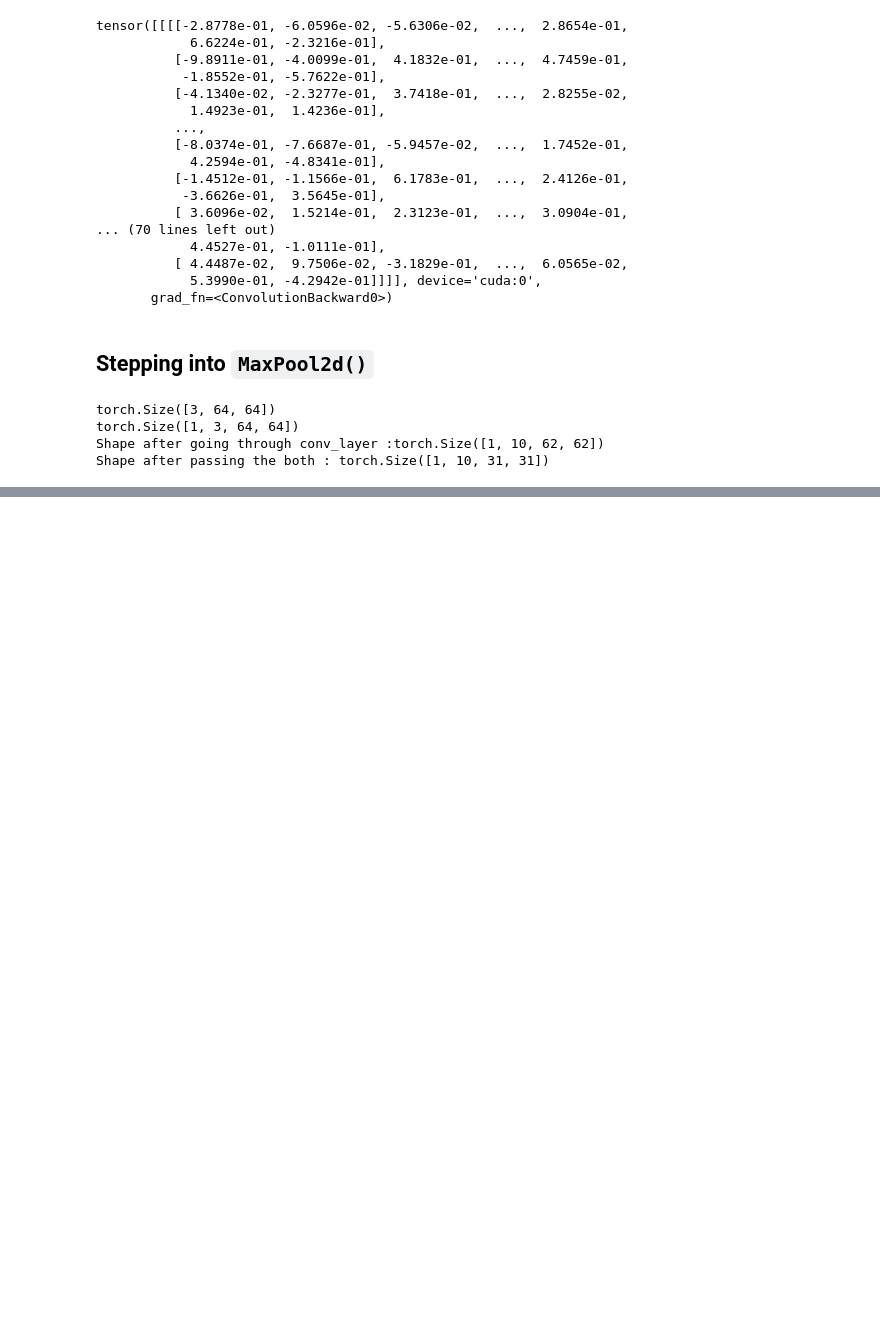
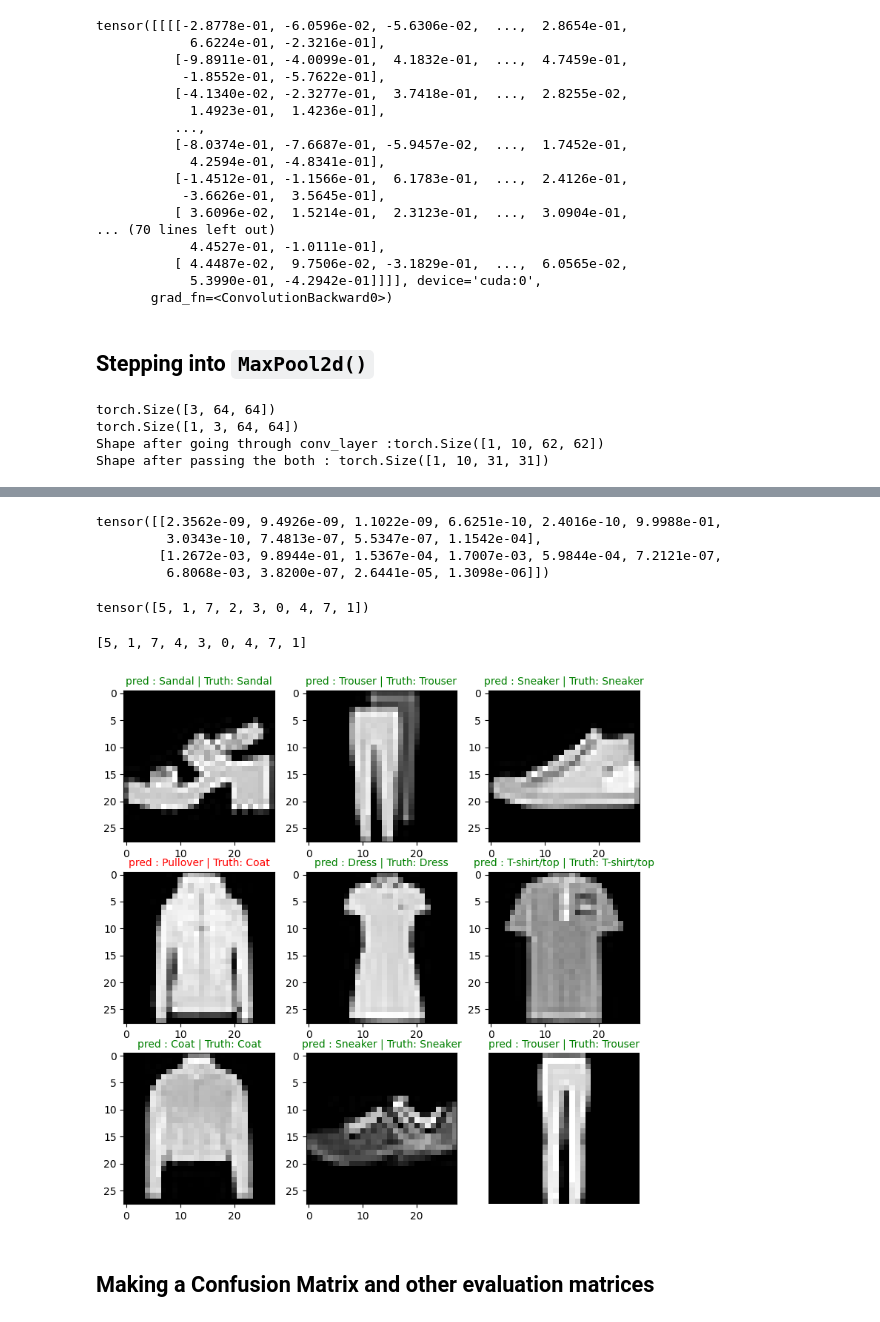
Before and after one commit to kishore779/Pytorch_Programming, a Jupyter notebook: Pytorch_Computer_vision.ipynb, the cells around one changed output, grey strips where cells are left out. Drawn from its saved outputs; the diff is of its cells as text; code cells hidden in the pictures; blank space fills up the shorter version.

```diff
--- a/Pytorch_Computer_vision.ipynb
+++ b/Pytorch_Computer_vision.ipynb
@@ -723,0 +897,39 @@ Shape after passing the both : torch.Size([1, 10, 31, 31])
+# %%
+pred_probs = make_predictions(model=model_2,
+                              data=test_samples)
+pred_probs[:2]
+# %% [output]
+tensor([[2.3562e-09, 9.4926e-09, 1.1022e-09, 6.6251e-10, 2.4016e-10, 9.9988e-01,
+         3.0343e-10, 7.4813e-07, 5.5347e-07, 1.1542e-04],
+        [1.2672e-03, 9.8944e-01, 1.5367e-04, 1.7007e-03, 5.9844e-04, 7.2121e-07,
+         6.8068e-03, 3.8200e-07, 2.6441e-05, 1.3098e-06]])
+# %%
+pred_classes = pred_probs.argmax(dim=1)
+pred_classes
+# %% [output]
+tensor([5, 1, 7, 2, 3, 0, 4, 7, 1])
+# %%
+test_labels
+# %% [output]
+[5, 1, 7, 4, 3, 0, 4, 7, 1]
+# %%
+plt.figure(figsize=(9,9))
+nrows = 3
+ncols = 3
+for i, sample in enumerate(test_samples):
+  plt.subplot(nrows, ncols, i+1)
+  plt.imshow(sample.squeeze(), cmap="gray")
+  pred_label = class_names[pred_classes[i]]
+  truth_label = class_names[test_labels[i]]
+  title_text = f"pred : {pred_label} | Truth: {truth_label}"
+
+  if pred_label == truth_label:
+    plt.title(title_text, fontsize=10, c="g")
+  else:
+    plt.title(title_text, fontsize=10, c="r")
+
+plt.axis(False);
+# %% [output]
+[figure, added]
+# %% [markdown]
+## Making a Confusion Matrix and other evaluation matrices
```
Also changed, not shown: parts of 23 cells of this notebook.
